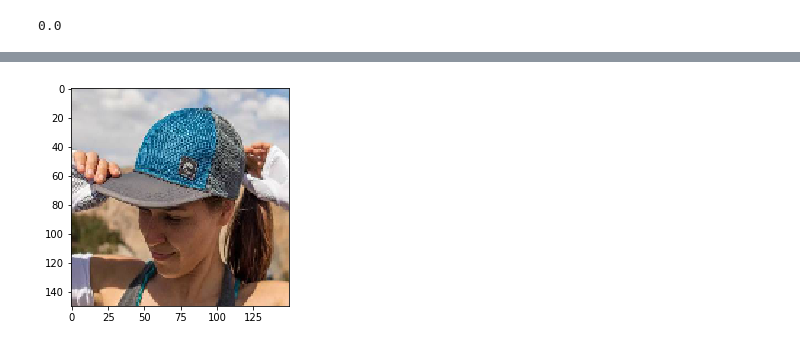
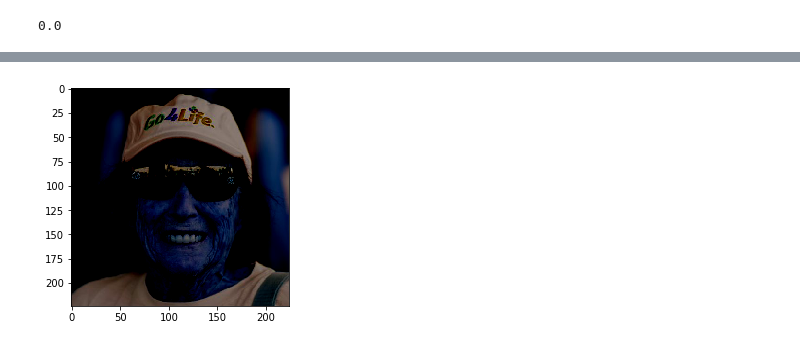
Before and after one commit to mzhou356/img2recommender, a Jupyter notebook: notebooks/vgg16_model_tuning_hats.ipynb, the cells around one changed output, grey strips where cells are left out. Saved outputs shown, nothing was run; the diff lists cells and outputs as text; code cells hidden in the pictures.

Commit message:
Update Models

```diff
--- a/notebooks/vgg16_model_tuning_hats.ipynb
+++ b/notebooks/vgg16_model_tuning_hats.ipynb
@@ -146,11 +137,11 @@ def train_top_model(train_df, test_df, epoch, batch_size, label):
     output:
     saves model weights in a folder
     '''
-    train_data = np.load(open('../tuning_data/bottleneck_features_train_hat_2.npy','rb'))
+    train_data = np.load(open('../tuning_data/bottleneck_features_train_hat_3.npy','rb'))
     # make sure train_data and train_label have same num of samples
     train_label = np.array(train_df[label].map({'not_'+label:0, label:1}))[:-(train_df.shape[0]%batch_size)]
 
-    test_data = np.load(open('../tuning_data/bottleneck_features_test_hat_2.npy','rb'))
+    test_data = np.load(open('../tuning_data/bottleneck_features_test_hat_3.npy','rb'))
     test_label = np.array(test_df[label].map({'not_'+label:0, label:1}))[:-(test_df.shape[0]%batch_size)]
 
     # build top model
@@ -164,7 +155,7 @@ def train_top_model(train_df, test_df, epoch, batch_size, label):
                  loss='binary_crossentropy',
                  metrics=['accuracy'])
     # checkpoint for best weights
-    filepath="../tuning_data/best_bottleneck_vgg_model_hat_2.h5"
+    filepath="../tuning_data/best_bottleneck_vgg_model_hat_3.h5"
     checkpoint = ModelCheckpoint(filepath, monitor='val_acc', verbose=1, save_best_only=True, mode='max')
     callbacks_list = [checkpoint]
 
@@ -372,12 +347,12 @@ loaded_model_hat.load_weights('../tuning_data/best_vgg_model_hat.h5')
 # %%
-test_gen = ImageDataGenerator(rescale=1./255)
+test_gen = ImageDataGenerator(rescale=1./255, preprocessing_function=preprocess_input)
 test_generator =  test_gen.flow_from_dataframe(
     dataframe=test_df,
     directory='../data/pics',
     x_col='pic_id',
     y_col='hat',
     batch_size=16,
-    target_size=(150,150),
+    target_size=(224,224),
     class_mode = 'binary')
 # %% [output]
 Found 102 validated image filenames belonging to 2 classes.
@@ -402,6 +371,6 @@ label[0]
 # %% [output]
 0.0
 # %%
-plt.imshow(feature[0])
+plt.imshow(feature[4])
 plt.show()
 # %% [output]
@@ -408,4 +378,4 @@ plt.show()
-[figure, old version]
+[figure, new version]
 # %%
 # save the model
 np.around(loaded_model_hat.predict_generator(test_generator))
```
Also changed, not shown: parts of 19 cells of this notebook, 11 other files.
